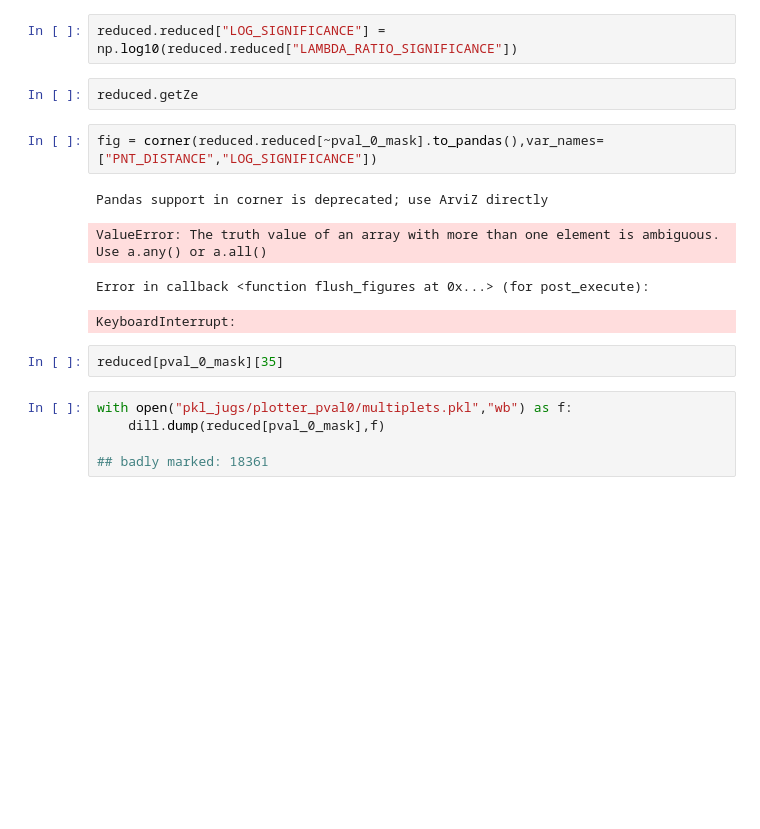
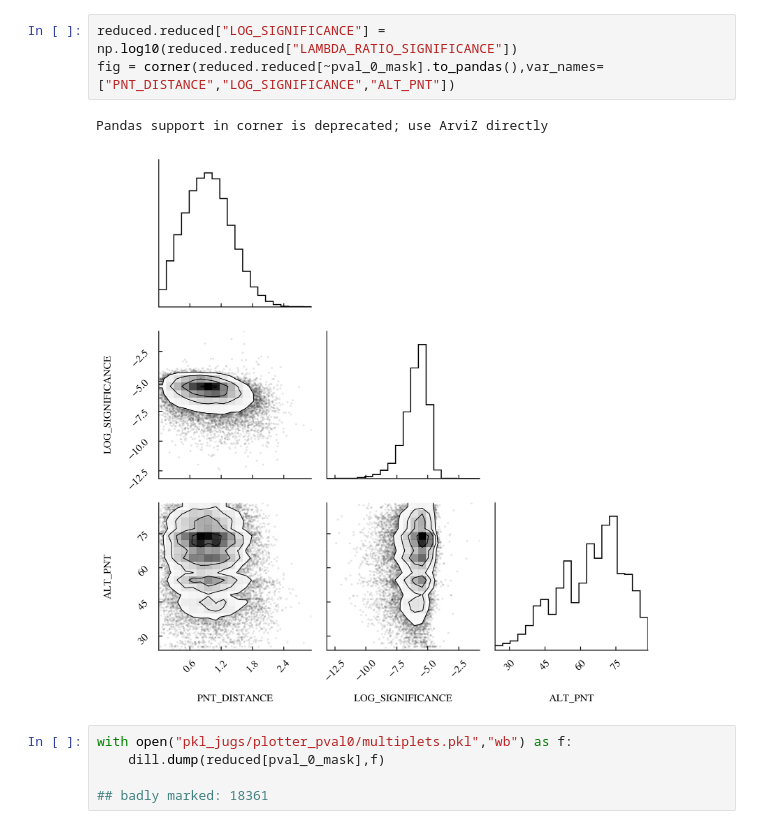
Before and after one commit to annanayjaitly/gamma_transients, a Jupyter notebook: testing/significance.ipynb, the cells around one changed output. Drawn from its saved outputs; the diff is of its cells as text; blank space fills up the shorter version.

```diff
--- a/testing/significance.ipynb
+++ b/testing/significance.ipynb
@@ -23,16 +45,9 @@ Getting Reduced
 # %%
 reduced.reduced["LOG_SIGNIFICANCE"] = np.log10(reduced.reduced["LAMBDA_RATIO_SIGNIFICANCE"])
+fig = corner(reduced.reduced[~pval_0_mask].to_pandas(),var_names=["PNT_DISTANCE","LOG_SIGNIFICANCE","ALT_PNT"])
+# %% [output]
+Pandas support in corner is deprecated; use ArviZ directly
+[figure, added]
-# %%
-reduced.getZe
-# %%
-fig = corner(reduced.reduced[~pval_0_mask].to_pandas(),var_names=["PNT_DISTANCE","LOG_SIGNIFICANCE"])
-# %% [output]
-Pandas support in corner is deprecated; use ArviZ directly
-ValueError: The truth value of an array with more than one element is ambiguous. Use a.any() or a.all()
-Error in callback <function flush_figures at 0x...> (for post_execute):
-KeyboardInterrupt:
-# %%
-reduced[pval_0_mask][35]
 # %%
 with open("pkl_jugs/plotter_pval0/multiplets.pkl","wb") as f:
     dill.dump(reduced[pval_0_mask],f)
```
Also changed, not shown: parts of 5 cells of this notebook, 4 other files.
